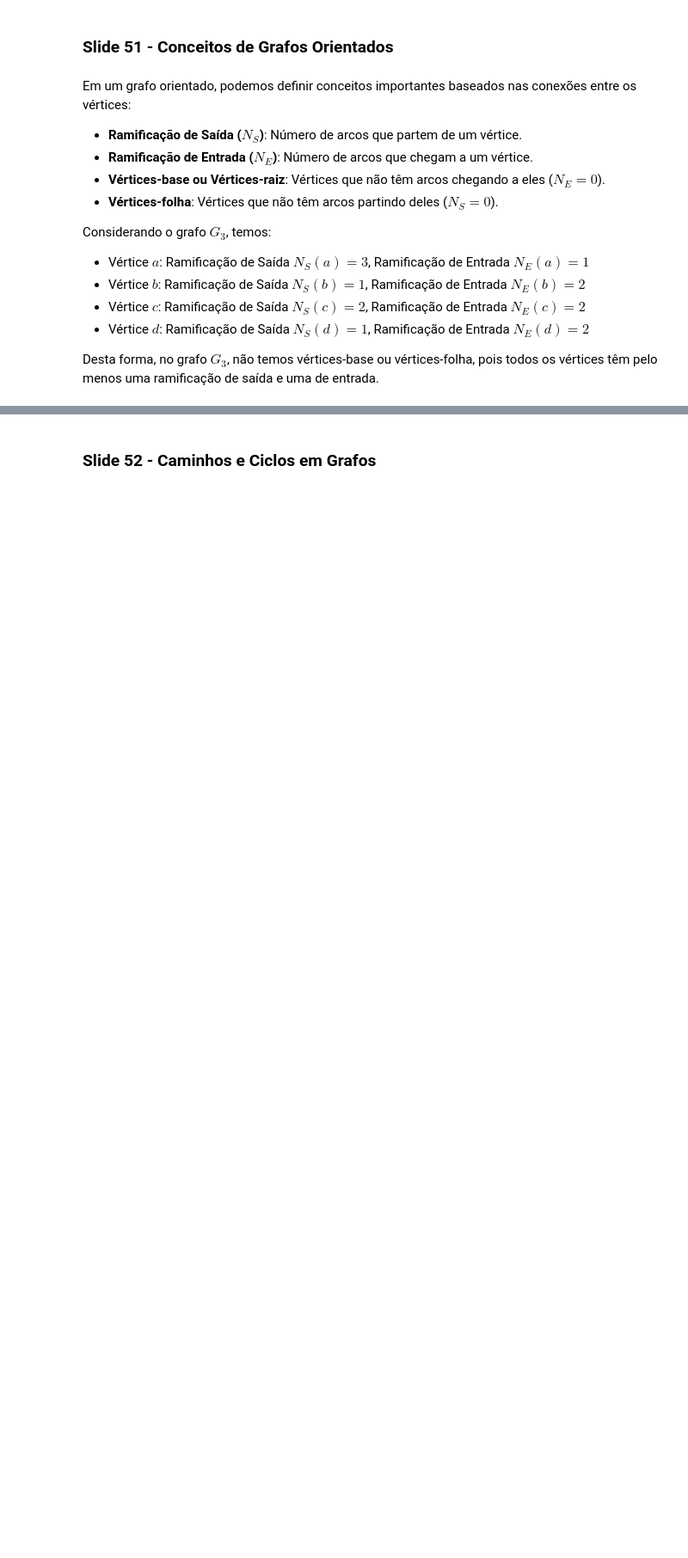
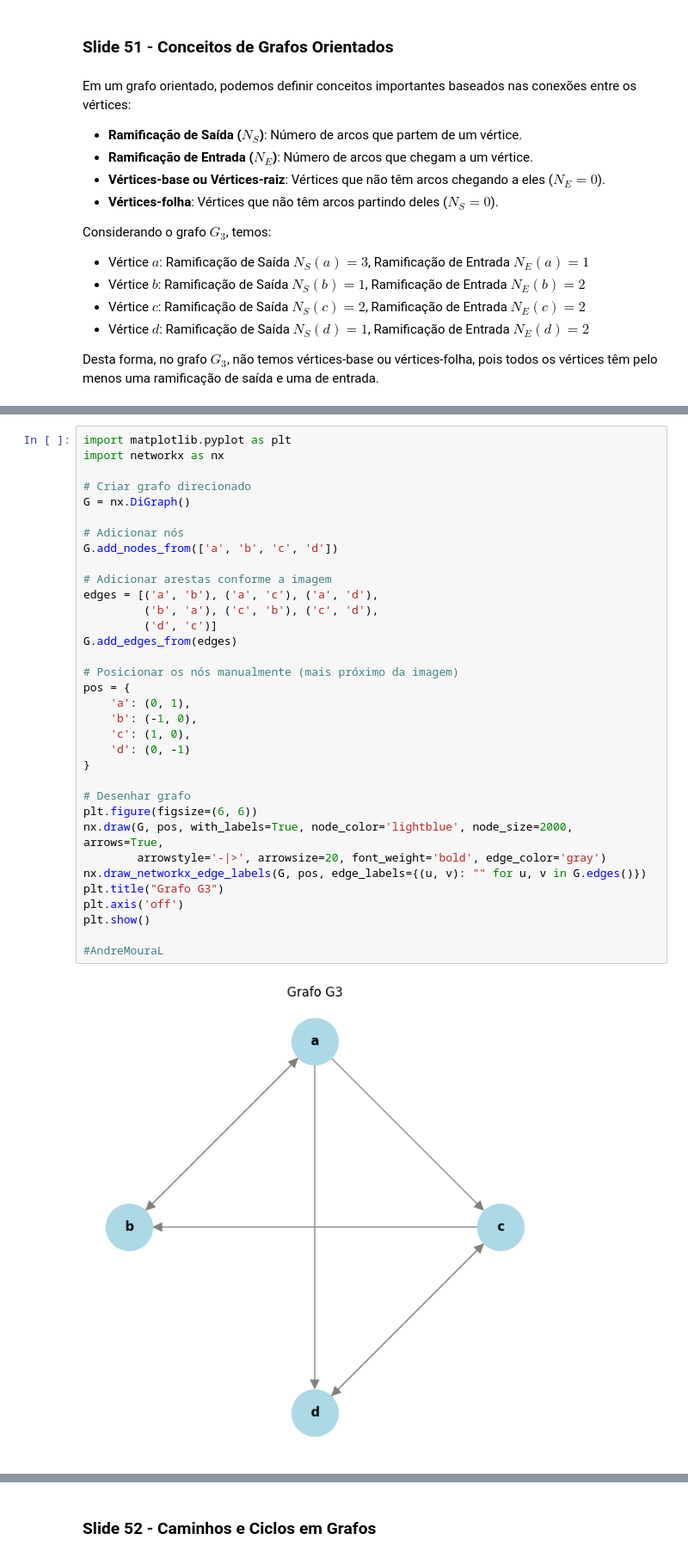
Before and after one commit to AndreMouraL/Elementos-de-matem-tica-discreta, a Jupyter notebook: Elementos_de_matematica_discreta_funcoes.ipynb, the cells around one changed output, grey strips where cells are left out. Shown at 86% size. Cells and saved outputs as stored; diff of their text form; blank space fills up the shorter version.

```diff
--- a/Elementos_de_matematica_discreta_funcoes.ipynb
+++ b/Elementos_de_matematica_discreta_funcoes.ipynb
@@ -1529,0 +1728,36 @@ Ramificação de Entrada: {'a': 1, 'b': 2, 'c': 2, 'd': 2}
+# %%
+import matplotlib.pyplot as plt
+import networkx as nx
+
+# Criar grafo direcionado
+G = nx.DiGraph()
+
+# Adicionar nós
+G.add_nodes_from(['a', 'b', 'c', 'd'])
+
+# Adicionar arestas conforme a imagem
+edges = [('a', 'b'), ('a', 'c'), ('a', 'd'),
+         ('b', 'a'), ('c', 'b'), ('c', 'd'),
+         ('d', 'c')]
+G.add_edges_from(edges)
+
+# Posicionar os nós manualmente (mais próximo da imagem)
+pos = {
+    'a': (0, 1),
+    'b': (-1, 0),
+    'c': (1, 0),
+    'd': (0, -1)
+}
+
+# Desenhar grafo
+plt.figure(figsize=(6, 6))
+nx.draw(G, pos, with_labels=True, node_color='lightblue', node_size=2000, arrows=True,
+        arrowstyle='-|>', arrowsize=20, font_weight='bold', edge_color='gray')
+nx.draw_networkx_edge_labels(G, pos, edge_labels={(u, v): "" for u, v in G.edges()})
+plt.title("Grafo G3")
+plt.axis('off')
+plt.show()
+
+#AndreMouraL
+# %% [output]
+[figure, added]
```
Also changed, not shown: parts of 46 cells of this notebook.
